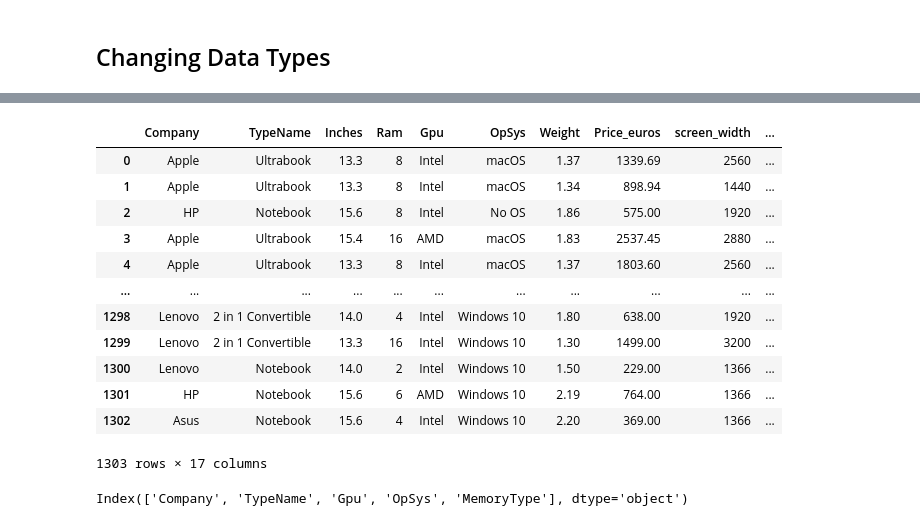
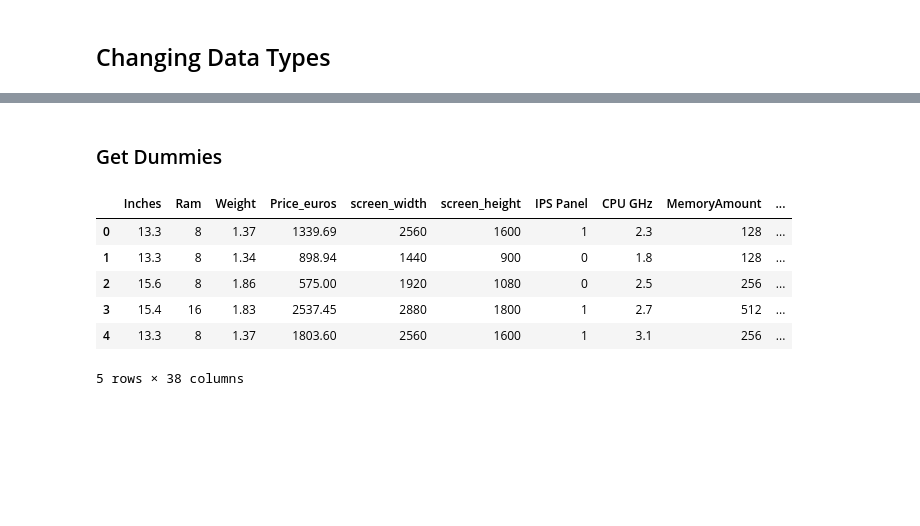
Before and after one commit to AleexSilva/laptop_price_prediction, a Jupyter notebook: ETL-Process.ipynb, the cells around one changed output, grey strips where cells are left out. Cells and saved outputs as stored; diff of their text form; code cells hidden in the pictures; blank space fills up the shorter version.

```diff
--- a/ETL-Process.ipynb
+++ b/ETL-Process.ipynb
@@ -194,27 +199,23 @@ dtype: object
 # %%
 laptop.to_csv('./data/laptop-EDA.csv',index=False)
+# %% [markdown]
+### Get Dummies
 # %%
-laptop = laptop.join(pd.get_dummies(laptop['CPU Brand'],prefix='CPU'))
+laptop = laptop.join(pd.get_dummies(laptop['CPU Brand'],prefix='CPU',drop_first=True))
-# %%
-laptop=laptop.drop(columns={'laptop_ID','Product','ScreenResolution','Cpu','Memory','CPU Brand'},axis=1)
+# %%
+def dummies(df):
+    objects = df.select_dtypes(include='object').columns
+    df = pd.get_dummies(df,columns=objects,drop_first=True)
+    return df
+# %%
+laptop=dummies(laptop)
 # %%
-laptop
+laptop.head()
 # %% [output]
-|  | Company | TypeName | Inches | Ram | Gpu | OpSys | Weight | Price_euros | screen_width | ... |
-| 0 | Apple | Ultrabook | 13.3 | 8 | Intel | macOS | 1.37 | 1339.69 | 2560 | ... |
-| 1 | Apple | Ultrabook | 13.3 | 8 | Intel | macOS | 1.34 | 898.94 | 1440 | ... |
-| 2 | HP | Notebook | 15.6 | 8 | Intel | No OS | 1.86 | 575.00 | 1920 | ... |
-| 3 | Apple | Ultrabook | 15.4 | 16 | AMD | macOS | 1.83 | 2537.45 | 2880 | ... |
-| 4 | Apple | Ultrabook | 13.3 | 8 | Intel | macOS | 1.37 | 1803.60 | 2560 | ... |
-| ... | ... | ... | ... | ... | ... | ... | ... | ... | ... | ... |
-| 1298 | Lenovo | 2 in 1 Convertible | 14.0 | 4 | Intel | Windows 10 | 1.80 | 638.00 | 1920 | ... |
-| 1299 | Lenovo | 2 in 1 Convertible | 13.3 | 16 | Intel | Windows 10 | 1.30 | 1499.00 | 3200 | ... |
-| 1300 | Lenovo | Notebook | 14.0 | 2 | Intel | Windows 10 | 1.50 | 229.00 | 1366 | ... |
-| 1301 | HP | Notebook | 15.6 | 6 | AMD | Windows 10 | 2.19 | 764.00 | 1366 | ... |
-| 1302 | Asus | Notebook | 15.6 | 4 | Intel | Windows 10 | 2.20 | 369.00 | 1366 | ... |
+|  | Inches | Ram | Weight | Price_euros | screen_width | screen_height | IPS Panel | CPU GHz | MemoryAmount | ... |
+| 0 | 13.3 | 8 | 1.37 | 1339.69 | 2560 | 1600 | 1 | 2.3 | 128 | ... |
+| 1 | 13.3 | 8 | 1.34 | 898.94 | 1440 | 900 | 0 | 1.8 | 128 | ... |
+| 2 | 15.6 | 8 | 1.86 | 575.00 | 1920 | 1080 | 0 | 2.5 | 256 | ... |
+| 3 | 15.4 | 16 | 1.83 | 2537.45 | 2880 | 1800 | 1 | 2.7 | 512 | ... |
+| 4 | 13.3 | 8 | 1.37 | 1803.60 | 2560 | 1600 | 1 | 3.1 | 256 | ... |
-1303 rows × 17 columns
+5 rows × 38 columns
-# %%
-objects = laptop.select_dtypes('object').columns
-objects
-# %% [output]
-Index(['Company', 'TypeName', 'Gpu', 'OpSys', 'MemoryType'], dtype='object')
```
Also changed, not shown: parts of 30 cells of this notebook, 4 other files.
